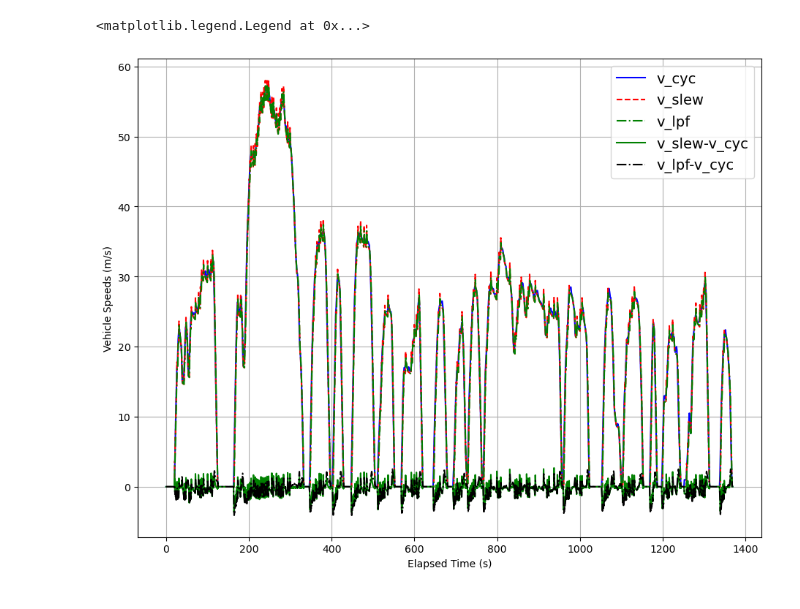
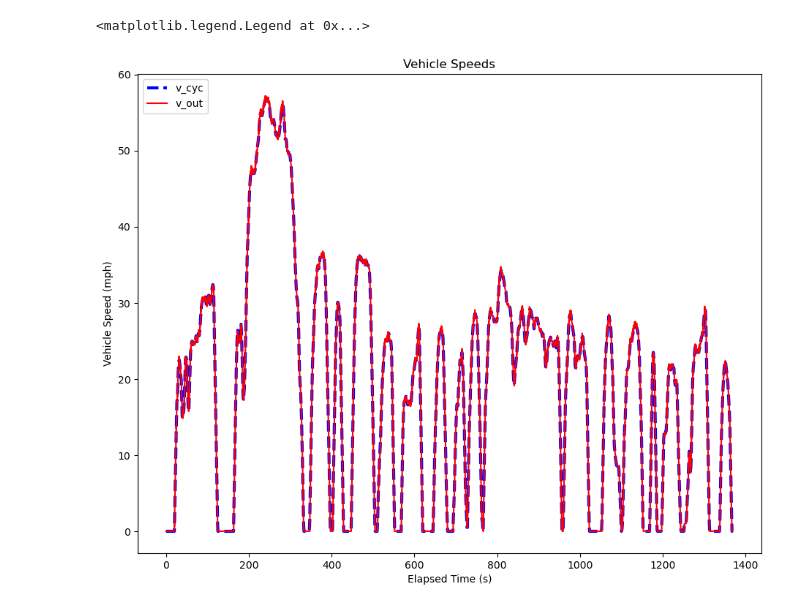
Before and after one commit to soduklee7/RWET, a Jupyter notebook: simulator.ipynb, the cells around one changed output. Drawn from its saved outputs; the diff is of its cells as text; code cells hidden in the pictures.

```diff
--- a/simulator.ipynb
+++ b/simulator.ipynb
@@ -16,11 +16,11 @@ from front_brakes import FrontBrakes
 from rear_brakes import RearBrakes
 from front_wheels import FrontWheels
 from rear_wheels import RearWheels
-from first_order_filter import MinMaxSlewRateFilter
-from first_order_filter import first_order_filter
-from first_order_filter import butter_lowpass_filter
+# from first_order_filter import MinMaxSlewRateFilter
+# from first_order_filter import first_order_filter
+# from first_order_filter import butter_lowpass_filter
 
-delta_t = 0.1
+delta_t = 0.01
 vehicle_mass = 3000 * 0.453592  # in kg
 
 k_p = 0.1
@@ -66,13 +66,6 @@ v_cyc = f_linear(t_cyc)
 dt = t_cyc[1] - t_cyc[0]
 # print(dt)
 
-# Apply the filter in 1st order filter
-alpha_lpf = 0.25
-v_slew_filter = MinMaxSlewRateFilter(min_slew_rate=-2.0, max_slew_rate=2.0)
-v_out1 = []
-v_slew = []
-
-v_out = []
 power_req_out = []
 battery_power_out = []
 em_torque_out = []
@@ -86,6 +79,9 @@ beta = []
 v_p = []
 v_i = []
 
+v_out = np.zeros(len(t_cyc))
+
+i = 0
 for v, t in zip(v_cyc, t_cyc):
     driver_out = driver.compute_step(v, vehicle.velocity)
 
@@ -102,54 +98,46 @@ for v, t in zip(v_cyc, t_cyc):
     rear_brakes.compute_step(rear_wheels.wheel_torque, driver.beta)
     front_brakes.compute_step(front_wheels.wheel_torque, driver.beta)
 
     em_gearbox.compute_step(em.em_torque, front_brakes.front_brake_w)
 
     front_wheels.compute_step(
         em_gearbox.torque_out / 2, front_brakes.brake_torque, vehicle.velocity)
 
     rear_wheels.compute_step(
         em_gearbox.torque_out / 2, rear_brakes.brake_torque, vehicle.velocity)
 
     vehicle_data = vehicle.compute_step(front_wheels.force_at_wheel +
-                                        rear_wheels.force_at_wheel, 0)
+                                        rear_wheels.force_at_wheel, 0, v)
 
     # print(v, vehicle_data['velocity'])
     front_wheel_torque_out.append(front_wheels.wheel_torque)
     rear_wheel_torque_out.append(rear_wheels.wheel_torque)
     force_at_wheel_out.append(front_wheels.force_at_wheel +
                               rear_wheels.force_at_wheel)
     front_brake_torque_out.append(front_brakes.brake_torque)
     rear_brake_torque_out.append(rear_brakes.brake_torque)
     alpha.append(driver.alpha)
     beta.append(driver.beta)
     v_p.append(driver_out['v_p'])
     v_i.append(driver_out['v_i'])
-    v_slew.append(v_slew_filter.filter(vehicle_data['velocity'], delta_t))
-    v_out.append(vehicle_data['velocity'])
 
+    v_out[i] = vehicle_data['velocity']
+    i += 1
 
-v_lpf = first_order_filter(v_slew, alpha_lpf)
-v_filtered = list(filter(lambda x: 0 <= x <= np.inf, v_lpf))
+v_cyc_mph = 2.23694*v_cyc
+v_out_mph = 2.23694*np.array(v_out)
 
-delta_v = np.array(v_slew) - np.array(v_cyc)
-delta_v1 = np.array(v_lpf) - np.array(v_cyc)
-# plt.ion()
-plt.close()
+fig1, ax = plt.subplots(figsize=(11, 8.5))
+plt.plot(t_cyc, v_cyc_mph, 'b--', linewidth=3.0)
+plt.plot(t_cyc, v_out_mph, 'r-')
+ax.set_title('Vehicle Speeds')
+ax.set_xlabel('Elapsed Time (s)')
+ax.set_ylabel('Vehicle Speed (mph)')
 
-fig1 = plt.figure(figsize=(11, 8.5))
-plt.plot(t_cyc, 2.23694*v_cyc, 'b-')
-# plt.plot(t_cyc, v_out, 'r--')
-plt.plot(t_cyc, 2.23694*np.array(v_slew), 'r--')
-plt.plot(t_cyc, 2.23694*np.array(v_lpf), 'g-.')
-plt.plot(t_cyc, 2.23694*delta_v, 'g-')
-plt.plot(t_cyc, 2.23694*delta_v1, 'k-.')
-plt.grid()
-plt.xlabel('Elapsed Time (s)')
-plt.ylabel('Vehicle Speeds (m/s)')
-plt.legend(['v_cyc', 'v_slew', 'v_lpf', 'v_slew-v_cyc', 'v_lpf-v_cyc'], fontsize=14, loc='upper right')
+plt.legend(['v_cyc', 'v_out'], loc="upper left")
 # %% [output]
 <matplotlib.legend.Legend at 0x...>
-[figure, old version]
+[figure, new version]
 # %%
 fig2 = plt.figure()
 plt.title('battery power request')
```
Also changed, not shown: parts of 9 cells of this notebook, 3 other files.
